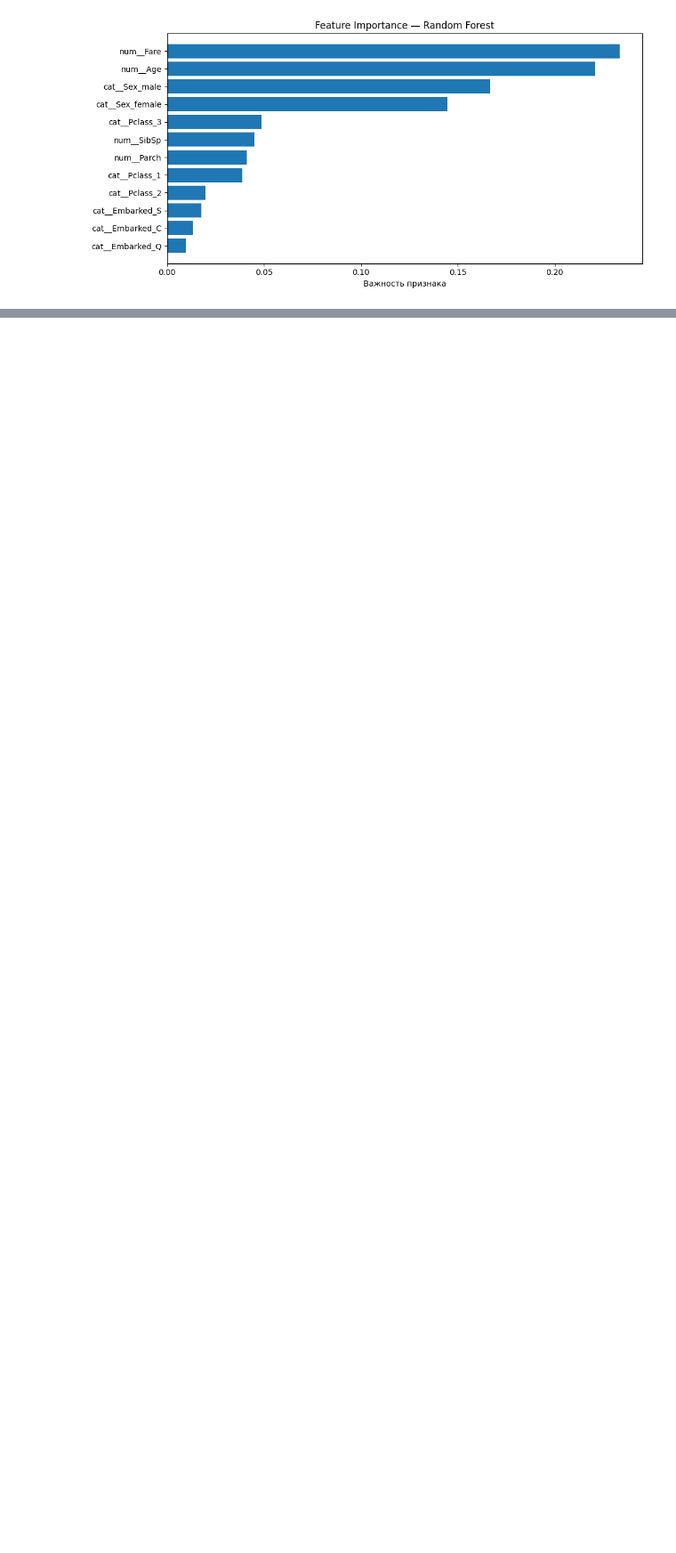
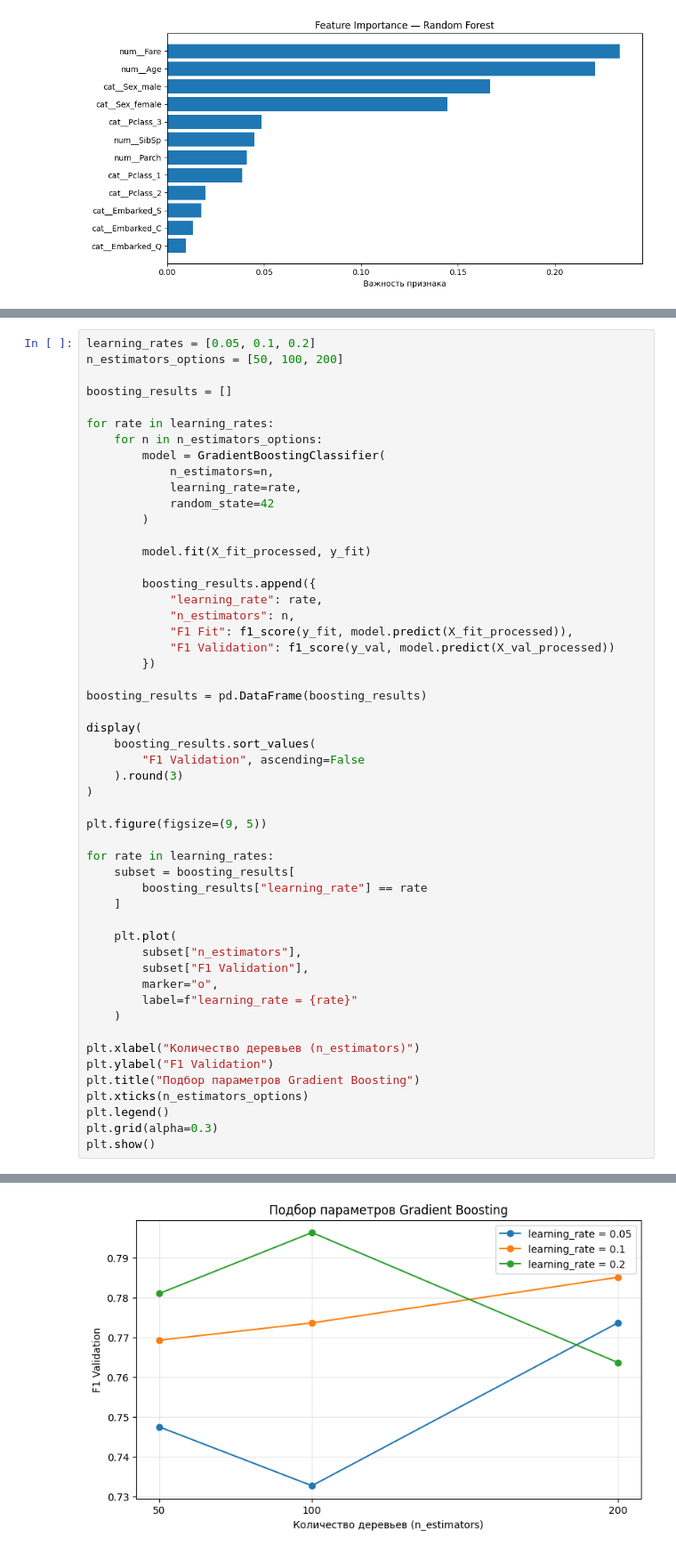
Before and after one commit to stdt106/ml_course_mai, a Jupyter notebook: lab02/lab02.ipynb, the cells around one changed output, grey strips where cells are left out. Shown at 89% size. Drawn from its saved outputs; the diff is of its cells as text; blank space fills up the shorter version.

```diff
--- a/lab02/lab02.ipynb
+++ b/lab02/lab02.ipynb
@@ -662,0 +719,53 @@ plt.show()
+# %%
+learning_rates = [0.05, 0.1, 0.2]
+n_estimators_options = [50, 100, 200]
+
+boosting_results = []
+
+for rate in learning_rates:
+    for n in n_estimators_options:
+        model = GradientBoostingClassifier(
+            n_estimators=n,
+            learning_rate=rate,
+            random_state=42
+        )
+
+        model.fit(X_fit_processed, y_fit)
+
+        boosting_results.append({
+            "learning_rate": rate,
+            "n_estimators": n,
+            "F1 Fit": f1_score(y_fit, model.predict(X_fit_processed)),
+            "F1 Validation": f1_score(y_val, model.predict(X_val_processed))
+        })
+
+boosting_results = pd.DataFrame(boosting_results)
+
+display(
+    boosting_results.sort_values(
+        "F1 Validation", ascending=False
+    ).round(3)
+)
+
+plt.figure(figsize=(9, 5))
+
+for rate in learning_rates:
+    subset = boosting_results[
+        boosting_results["learning_rate"] == rate
+    ]
+
+    plt.plot(
+        subset["n_estimators"],
+        subset["F1 Validation"],
+        marker="o",
+        label=f"learning_rate = {rate}"
+    )
+
+plt.xlabel("Количество деревьев (n_estimators)")
+plt.ylabel("F1 Validation")
+plt.title("Подбор параметров Gradient Boosting")
+plt.xticks(n_estimators_options)
+plt.legend()
+plt.grid(alpha=0.3)
+plt.show()
+# %% [output]
@@ -662,0 +782 @@ plt.show()
+[figure, added]
```
Also changed, not shown: parts of 30 cells of this notebook.
